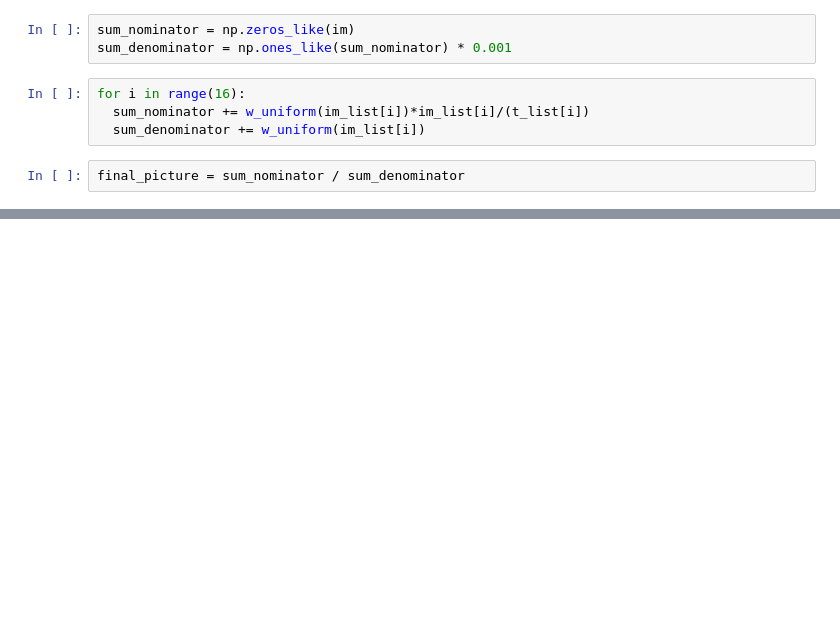
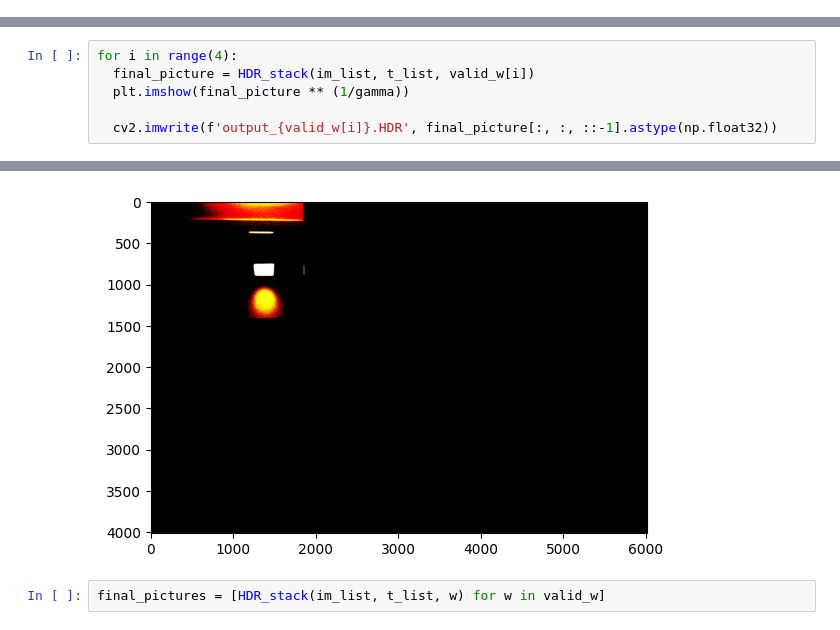
Before and after one commit to Chayush123/Computational-Imaging-Course, a Jupyter notebook: HW2/HDR_Computational_imaging.ipynb, the cells around one changed output, grey strips where cells are left out. Drawn from its saved outputs; the diff is of its cells as text; blank space fills up the shorter version.

```diff
--- a/HW2/HDR_Computational_imaging.ipynb
+++ b/HW2/HDR_Computational_imaging.ipynb
@@ -33,9 +45,0 @@ array([4.8828125e-04, 9.7656250e-04, 1.9531250e-03, 3.9062500e-03,
-# %%
-sum_nominator = np.zeros_like(im)
-sum_denominator = np.ones_like(sum_nominator) * 0.001
-# %%
-for i in range(16):
-  sum_nominator += w_uniform(im_list[i])*im_list[i]/(t_list[i])
-  sum_denominator += w_uniform(im_list[i])
-# %%
-final_picture = sum_nominator / sum_denominator
@@ -45,0 +88,7 @@ np.float32(35.33547)
+# %%
+for i in range(4):
+  final_picture = HDR_stack(im_list, t_list, valid_w[i])
+  plt.imshow(final_picture ** (1/gamma))
+
+  cv2.imwrite(f'output_{valid_w[i]}.HDR', final_picture[:, :, ::-1].astype(np.float32))
+# %% [output]
@@ -45,0 +99,3 @@ np.float32(35.33547)
+[figure, added]
+# %%
+final_pictures = [HDR_stack(im_list, t_list, w) for w in valid_w]
```
Also changed, not shown: parts of 25 cells of this notebook.
